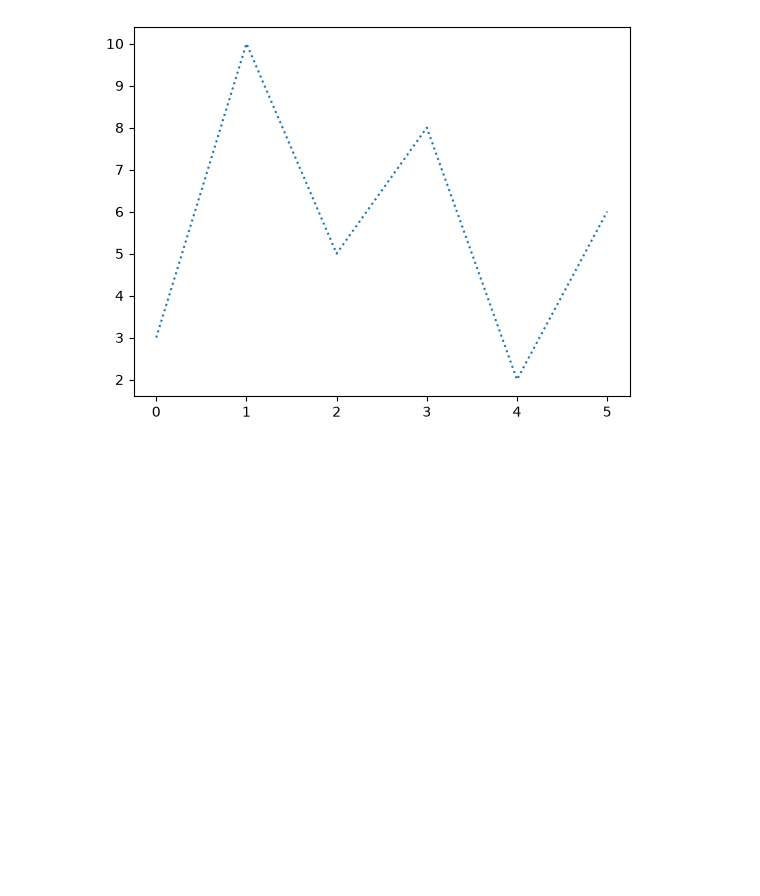
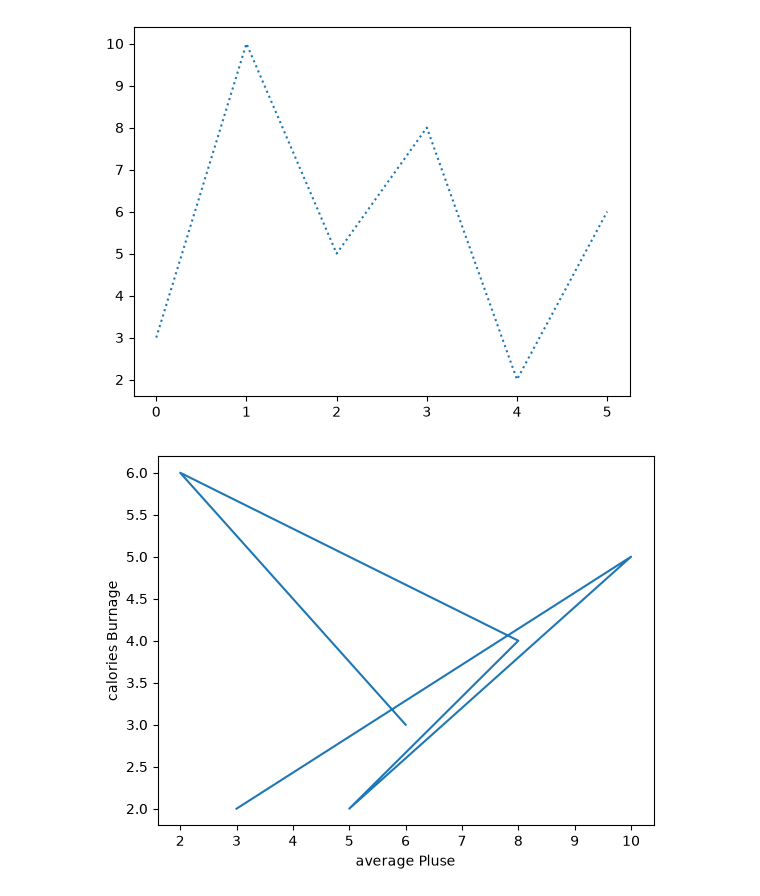
Before and after one commit to rahul160111/aiml, a Jupyter notebook: machine learning/matplot.ipynb, the cells around one changed output. Cells and saved outputs as stored; diff of their text form; code cells hidden in the pictures; blank space fills up the shorter version.

```diff
--- a/machine learning/matplot.ipynb
+++ b/machine learning/matplot.ipynb
@@ -56,3 +56,17 @@ plt.plot(ypoint,linestyle='dotted')
 plt.show()
 # %% [output]
 [figure]
+# %%
+import matplotlib.pyplot as plt
+import numpy as np
+
+xpoint = np.array([3,10,5,8,2,6])
+ypoint = np.array([2,5,2,4,6,3])
+
+plt.plot(xpoint,ypoint)
+
+plt.xlabel("average Pluse")
+plt.ylabel("calories Burnage")
+plt.show()
+# %% [output]
+[figure, added]
```
Also changed, not shown: parts of 1 cell of this notebook.
